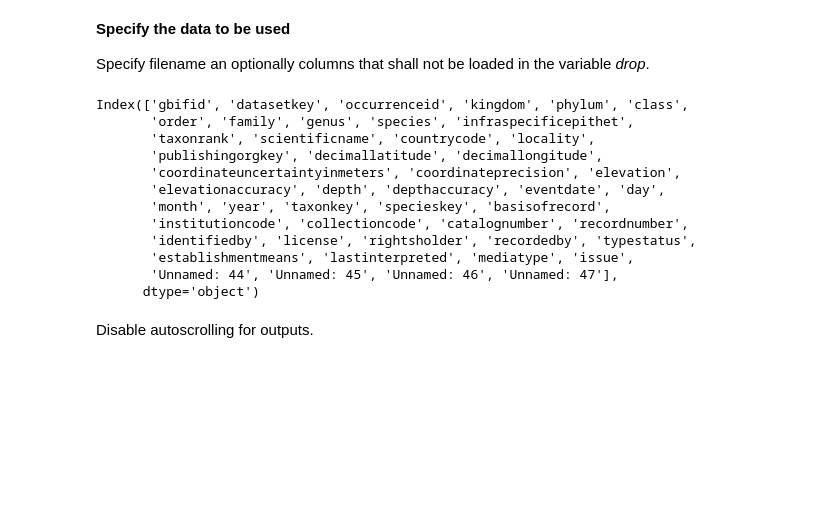
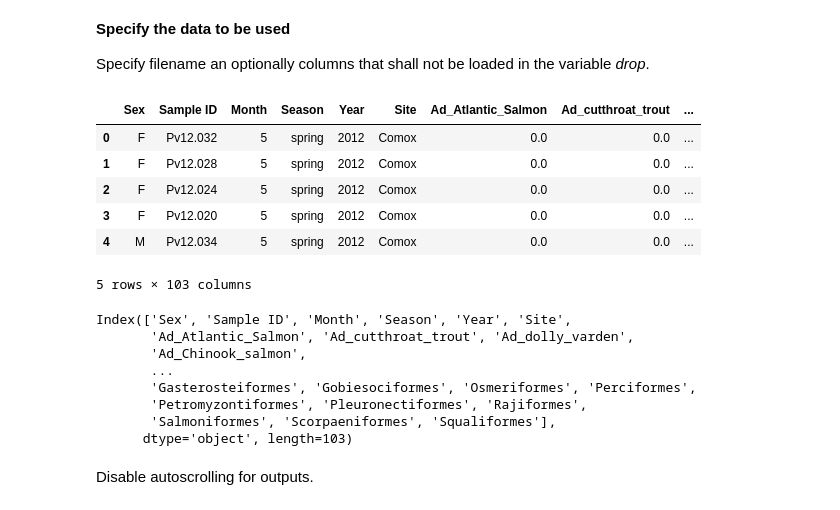
Before and after one commit to christophsaffer/highdim_data, a Jupyter notebook: graph.ipynb, the cells around one changed output. Cells and saved outputs as stored; diff of their text form; code cells hidden in the pictures; blank space fills up the shorter version.

```diff
--- a/graph.ipynb
+++ b/graph.ipynb
@@ -12,7 +12,7 @@ Specify filename an optionally columns that shall not be loaded in the variable
 #filename = "unittest_data/australian-crabs.csv"
 #drop =['index']
 
-filename = "datasets/somedataset.csv"
+filename = "datasets/diet_proportions.csv"
 drop = []
 
 #filename = "datasets/titanic.csv"
@@ -22,19 +20,28 @@ import pandas as pd
+# %%
+import pandas as pd
+df = pd.read_csv(filename)#, sep=',')
+df.head()#df.to_csv("datasets/girona_hgi_cormophyta.csv")
+#df.identifiedby = df.identifiedby.fillna('nan')
+#sorted(df.identifiedby.unique())
+# %% [output]
+|  | Sex | Sample ID | Month | Season | Year | Site | Ad_Atlantic_Salmon | Ad_cutthroat_trout | ... |
+| 0 | F | Pv12.032 | 5 | spring | 2012 | Comox | 0.0 | 0.0 | ... |
+| 1 | F | Pv12.028 | 5 | spring | 2012 | Comox | 0.0 | 0.0 | ... |
+| 2 | F | Pv12.024 | 5 | spring | 2012 | Comox | 0.0 | 0.0 | ... |
+| 3 | F | Pv12.020 | 5 | spring | 2012 | Comox | 0.0 | 0.0 | ... |
+| 4 | M | Pv12.034 | 5 | spring | 2012 | Comox | 0.0 | 0.0 | ... |
+5 rows × 103 columns
 # %%
-df = pd.read_csv(filename)
 df.columns
 # %% [output]
-Index(['gbifid', 'datasetkey', 'occurrenceid', 'kingdom', 'phylum', 'class',
-       'order', 'family', 'genus', 'species', 'infraspecificepithet',
-       'taxonrank', 'scientificname', 'countrycode', 'locality',
-       'publishingorgkey', 'decimallatitude', 'decimallongitude',
-       'coordinateuncertaintyinmeters', 'coordinateprecision', 'elevation',
-       'elevationaccuracy', 'depth', 'depthaccuracy', 'eventdate', 'day',
-       'month', 'year', 'taxonkey', 'specieskey', 'basisofrecord',
-       'institutioncode', 'collectioncode', 'catalognumber', 'recordnumber',
-       'identifiedby', 'license', 'rightsholder', 'recordedby', 'typestatus',
-       'establishmentmeans', 'lastinterpreted', 'mediatype', 'issue',
-       'Unnamed: 44', 'Unnamed: 45', 'Unnamed: 46', 'Unnamed: 47'],
-      dtype='object')
+Index(['Sex', 'Sample ID', 'Month', 'Season', 'Year', 'Site',
+       'Ad_Atlantic_Salmon', 'Ad_cutthroat_trout', 'Ad_dolly_varden',
+       'Ad_Chinook_salmon',
+       ...
+       'Gasterosteiformes', 'Gobiesociformes', 'Osmeriformes', 'Perciformes',
+       'Petromyzontiformes', 'Pleuronectiformes', 'Rajiformes',
+       'Salmoniformes', 'Scorpaeniformes', 'Squaliformes'],
+      dtype='object', length=103)
 # %% [markdown]
 Disable autoscrolling for outputs.
 # %%
```
Also changed, not shown: parts of 4 cells of this notebook, 3 other files.
